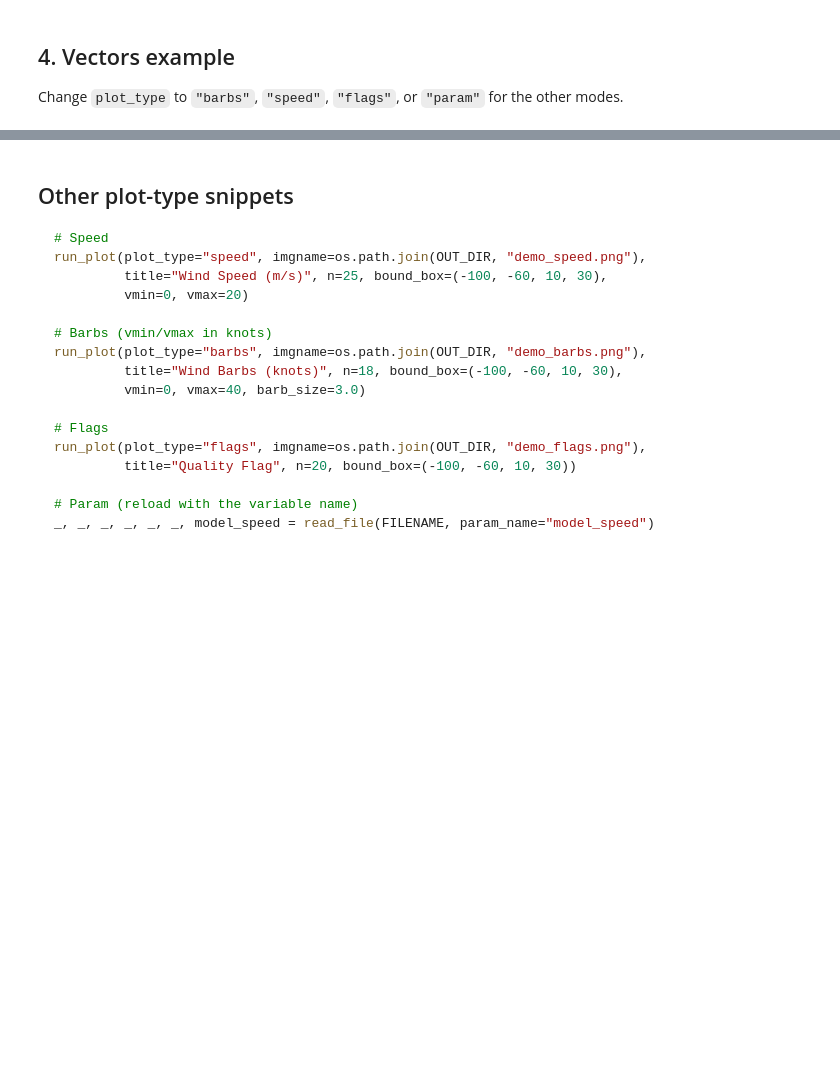
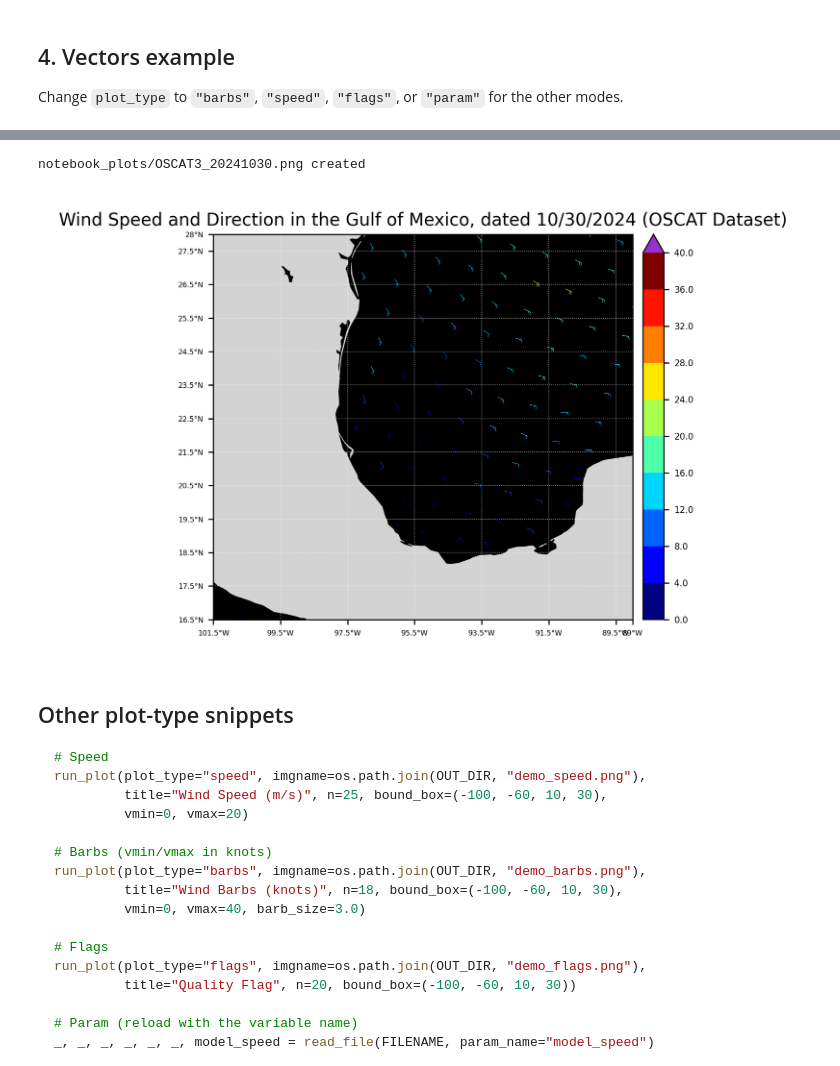
Before and after one commit to jasminemasopeh/modern_coaps_daily_swath, a Jupyter notebook: map_swath_data.ipynb, the cells around one changed output, grey strips where cells are left out. Drawn from its saved outputs; the diff is of its cells as text; code cells hidden in the pictures; blank space fills up the shorter version.

```diff
--- a/map_swath_data.ipynb
+++ b/map_swath_data.ipynb
@@ -773,16 +784,19 @@ run_plot(
 # %%
 # Barbs (vmin/vmax in knots)
 run_plot(
     file_name="OSCAT_nc/OSCAT3_20241030.nc",
     plot_type="barbs",
     imgname=os.path.join(OUT_DIR, "OSCAT3_20241030.png"),
-    title="OSCAT3 (2024)",
+    title="Wind Speed and Direction in the Gulf of Mexico, dated 10/30/2024 (OSCAT Dataset)",
     n=4,
     bound_box=(-101.5, -89, 16.5, 28),
     vmin=0,
     vmax=40,
     barb_size=3.0,
 )
+# %% [output]
+notebook_plots/OSCAT3_20241030.png created
+[figure, added]
 # %% [markdown]
 ## Other plot-type snippets
 
```
Also changed, not shown: parts of 4 cells of this notebook, 5 other files.
